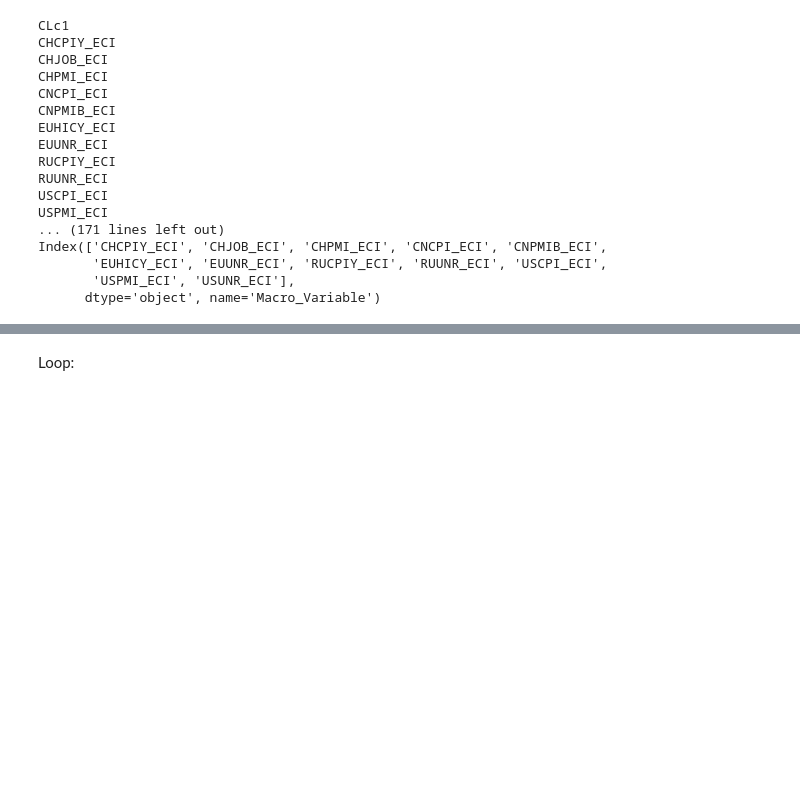
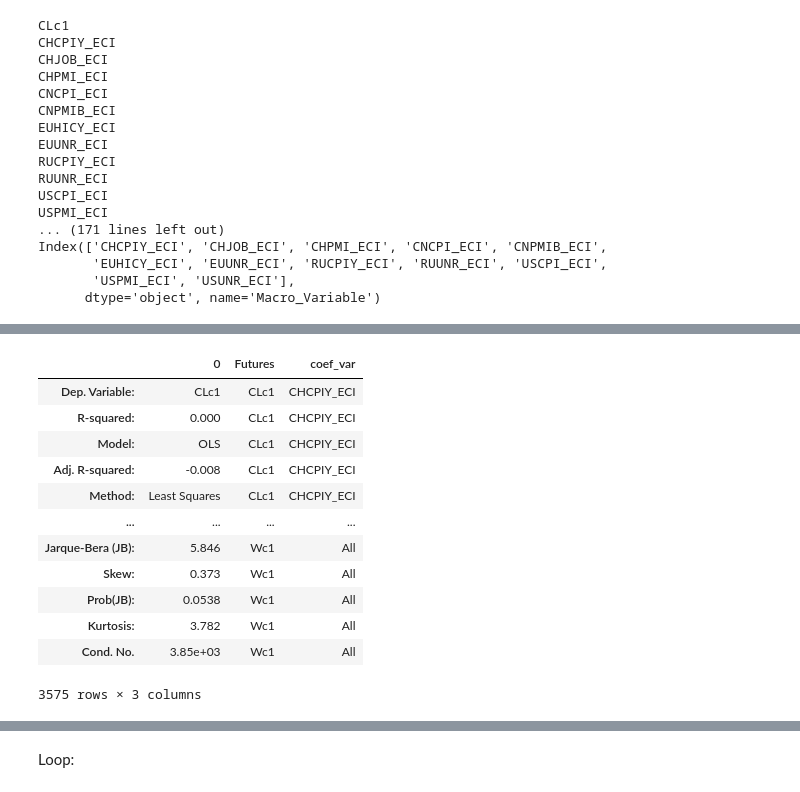
Before and after one commit to Liomat97/AQM, a Jupyter notebook: 3 Analysis.ipynb, the cells around one changed output, grey strips where cells are left out. Saved outputs shown, nothing was run; the diff lists cells and outputs as text; code cells hidden in the pictures; blank space fills up the shorter version.

```diff
--- a/3 Analysis.ipynb
+++ b/3 Analysis.ipynb
@@ -455,0 +813,16 @@ strong multicollinearity or other numerical problems.
+# %%
+Top_results_OLS
+# %% [output]
+|  | 0 | Futures | coef_var |
+| Dep. Variable: | CLc1 | CLc1 | CHCPIY_ECI |
+| R-squared: | 0.000 | CLc1 | CHCPIY_ECI |
+| Model: | OLS | CLc1 | CHCPIY_ECI |
+| Adj. R-squared: | -0.008 | CLc1 | CHCPIY_ECI |
+| Method: | Least Squares | CLc1 | CHCPIY_ECI |
+| ... | ... | ... | ... |
+| Jarque-Bera (JB): | 5.846 | Wc1 | All |
+| Skew: | 0.373 | Wc1 | All |
+| Prob(JB): | 0.0538 | Wc1 | All |
+| Kurtosis: | 3.782 | Wc1 | All |
+| Cond. No. | 3.85e+03 | Wc1 | All |
+3575 rows × 3 columns
```
Also changed, not shown: parts of 13 cells of this notebook, 13 other files.
